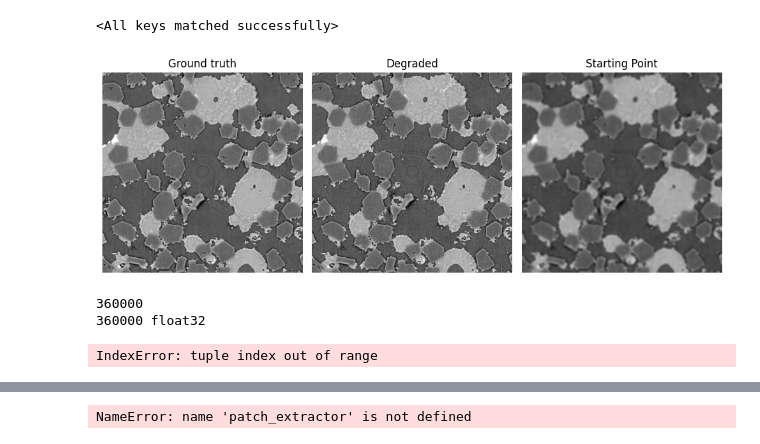
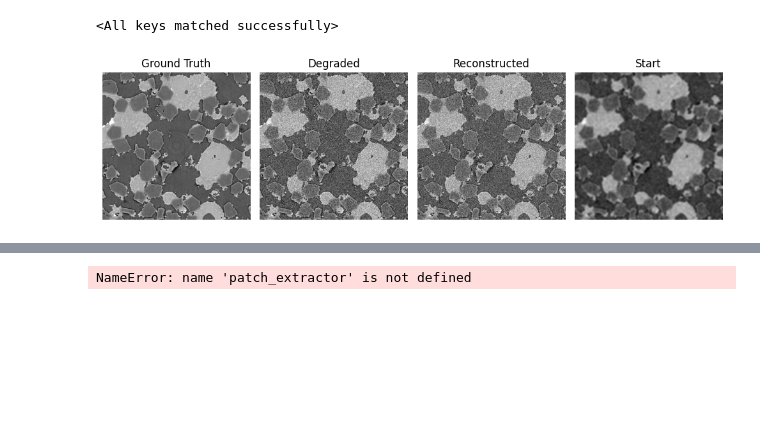
Before and after one commit to PaulBuechler-git/nf-for-inv-problems, a Jupyter notebook: patch_nr_reconstruction.ipynb, the cells around one changed output, grey strips where cells are left out. Drawn from its saved outputs; the diff is of its cells as text; code cells hidden in the pictures; blank space fills up the shorter version.

```diff
--- a/patch_nr_reconstruction.ipynb
+++ b/patch_nr_reconstruction.ipynb
@@ -20,3 +23,5 @@ operator = NoiseOperator(mean, std)
 # %%
 rec_image = FastPatchDataset('data/material_pt_nr/test.png', 9).images[0]
-deg_rec_image = operator(rec_image)
+with torch.no_grad():
+    noisy = operator(rec_image)
+    noisy = noisy + 5/255*torch.randn(noisy.shape,device=DEVICE)
@@ -48,7 +64,7 @@ net.load_state_dict(weights['net_state_dict'])
 from torch.utils.tensorboard import SummaryWriter
 
 
-def reconstruct(observation, start, lam, patch_size, n_patches_out, model, n_iter_max):
+def reconstruct(observation, start, lam, patch_size, n_patches_out, model, operator, n_iter_max):
     model.to(DEVICE)
     summaryWriter = SummaryWriter()
     """
@@ -57,8 +73,8 @@ def reconstruct(observation, start, lam, patch_size, n_patches_out, model, n_ite
 
     # fixed parameters
     obs = observation.to(DEVICE)
-    operator = NoiseOperator(mean=0, std=50, device=DEVICE)
-    center = True
+    operator = operator.to(DEVICE)
+    center = False
     init = start.to(DEVICE)
     pad_size = 4 #pad the image before extracting patches to avoid boundary effects
     pad = [pad_size]*4
@@ -81,8 +97,8 @@ def reconstruct(observation, start, lam, patch_size, n_patches_out, model, n_ite
         reg = torch.mean(torch.sum(pred_inv**2,dim=1)/2) - torch.mean(log_det_inv)
 
         #data fidelity
-        #data_fid = torch.sum((operator(fake_img) - obs)**2)
-        data_fid = (1/(2*std))*(torch.sum((fake_img - obs)**2))
+        data_fid = torch.sum((operator(fake_img) - obs)**2)
+        #data_fid = torch.sum((fake_img - obs)**2)
 
         #loss
         loss = data_fid + lam*reg
@@ -99,27 +113,29 @@ blur = GaussianBlur(11, 3)
+# %%
+lam = 0.87
+n_pat = 80000
+iteration = 300
+
+rec, loss = reconstruct(deg_rec_image, starting_point, lam = lam, patch_size = patch_size, n_patches_out = n_pat,
+              model = net, n_iter_max = iteration)
 # %%
-starting_point = blur(deg_rec_image)
-fig, axes = plt.subplots(1, 3, figsize=(10, 5))
-axes[0].imshow(rec_image.squeeze(), cmap='gray')
-axes[0].set_title('Ground truth')
+reconstructed = rec.detach().cpu().squeeze()
+expected = rec_image.squeeze().cpu()
+degraded = deg_rec_image.squeeze().cpu()
+# Create a figure with two subplots arranged horizontally
+fig, axes = plt.subplots(1, 4, figsize=(10, 5))
+axes[0].imshow(expected, cmap='gray')
+axes[0].set_title('Ground Truth')
 axes[0].axis('off')
-axes[1].imshow(deg_rec_image.squeeze(), cmap='gray')
+axes[1].imshow(degraded, cmap='gray')
 axes[1].set_title('Degraded')
 axes[1].axis('off')
-axes[2].imshow(starting_point.squeeze(), cmap='gray')
-axes[2].set_title(f'Starting Point')
+axes[2].imshow(reconstructed, cmap='gray')
+axes[2].set_title(f'Reconstructed')
 axes[2].axis('off')
+axes[3].imshow(starting_point.squeeze(), cmap='gray')
+axes[3].set_title(f'Start')
+axes[3].axis('off')
 plt.tight_layout()
 plt.show()
-print(f'')
 # %% [output]
-[figure, old version]
+[figure, new version]
-# %%
-ground_truth = rec_image.squeeze().detach().numpy()
-degraded_ground_truth = deg_rec_image.squeeze().detach().numpy()
-print(ground_truth.size)
-print(degraded_ground_truth.size, degraded_ground_truth.dtype)
-print(f'Ground Truth and Degraded SSIM: {ssim(ground_truth, degraded_ground_truth)}')
-# %% [output]
-360000
-360000 float32
-IndexError: tuple index out of range
```
Also changed, not shown: parts of 8 cells of this notebook, 1 other file.
